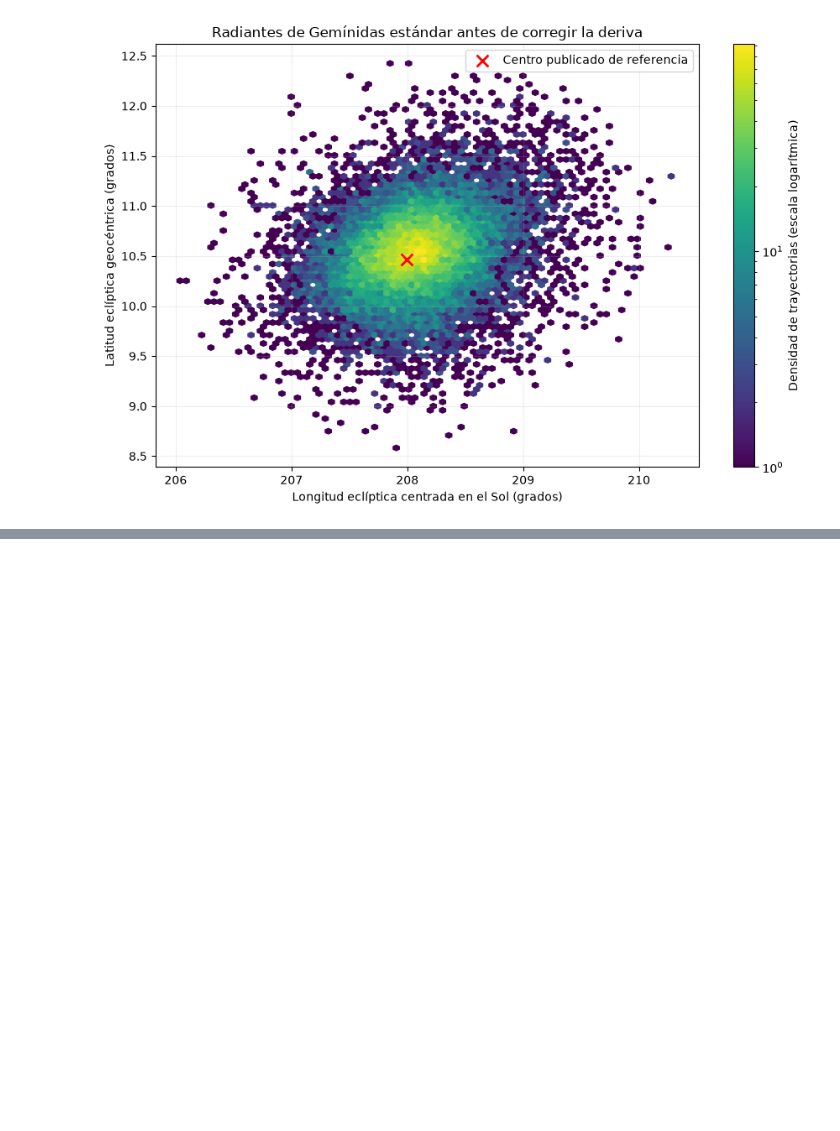
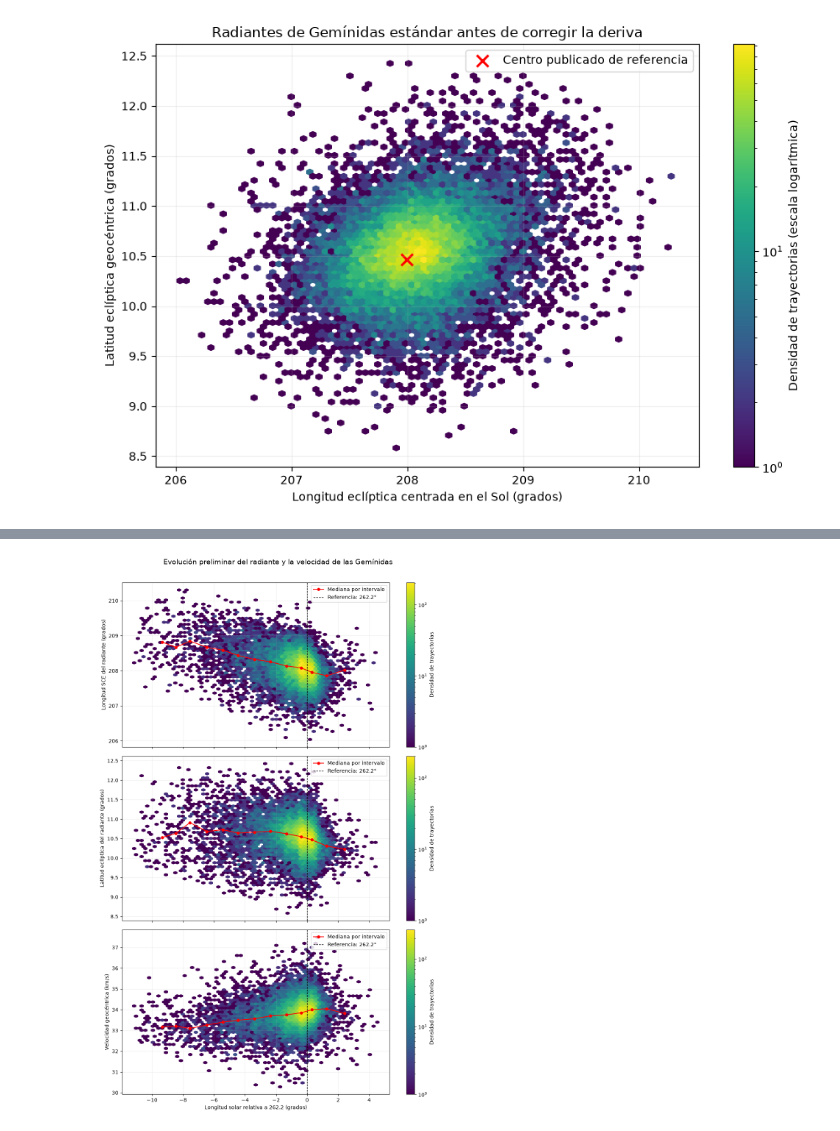
Before and after one commit to AlexBytes-23/Investigacion_geminidas, a Jupyter notebook: notebooks/03_preparacion_fisica_geminidas.ipynb, the cells around one changed output, grey strips where cells are left out. Cells and saved outputs as stored; diff of their text form; code cells hidden in the pictures; blank space fills up the shorter version.

```diff
--- a/notebooks/03_preparacion_fisica_geminidas.ipynb
+++ b/notebooks/03_preparacion_fisica_geminidas.ipynb
@@ -735,0 +901,74 @@ plt.show()
+# %%
+# Visualizar las tendencias del radiante y la velocidad respecto de la longitud solar
+
+intervalos_estables = resumen_intervalos.loc[resumen_intervalos["usar_en_grafica"]].copy()
+
+fig, ejes = plt.subplots(
+    nrows = 3,
+    ncols = 1,
+    figsize = (10, 15),
+    sharex = True
+)
+
+variables_grafica = [
+    (
+        "lambda_sce_deg",
+        "lambda_sce_mediana",
+        "Longitud SCE del radiante (grados)",
+    ),
+    (
+        "BETgeo (deg)",
+        "beta_mediana",
+        "Latitud eclíptica del radiante (grados)",
+    ),
+    (
+        "Vgeo (km/s)",
+        "vgeo_mediana",
+        "Velocidad geocéntrica (km/s)",
+    )
+]
+
+for eje, (columna_datos, columna_mediana, etiqueta_y) in zip(ejes, variables_grafica):
+    densidad = eje.hexbin(
+        df_gem_estandar["delta_sol_lon_deg"],
+        df_gem_estandar[columna_datos],
+        gridsize=65,
+        mincnt=1,
+        bins="log",
+        cmap="viridis",
+    )
+
+    eje.plot(
+        intervalos_estables["delta_sol_mediana"],
+        intervalos_estables[columna_mediana],
+        color="red",
+        marker="o",
+        markersize=5,
+        linewidth=1.5,
+        label="Mediana por intervalo",
+    )
+
+    eje.axvline(
+        0.0,
+        color="black",
+        linestyle="--",
+        linewidth=1,
+        label="Referencia: 262.2°",
+    )
+
+    eje.set_ylabel(etiqueta_y)
+    eje.grid(alpha = 0.2)
+    eje.legend()
+
+    barra_color = fig.colorbar(densidad, ax = eje)
+
+    barra_color.set_label("Densidad de trayectorias")
+
+ejes[-1].set_xlabel("Longitud solar relativa a 262.2 (grados)")
+
+fig.suptitle("Evolución preliminar del radiante y la velocidad de las Gemínidas", fontsize = 14, y = 1.01)
+
+plt.tight_layout()
+plt.show()
+# %% [output]
+[figure, added]
```
Also changed, not shown: parts of 107 cells of this notebook, 2 other files.
